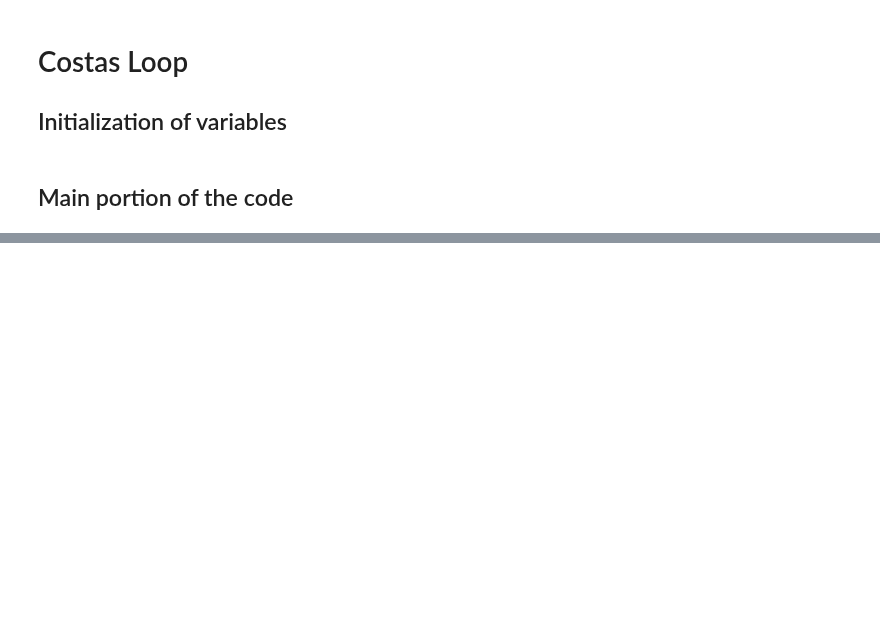
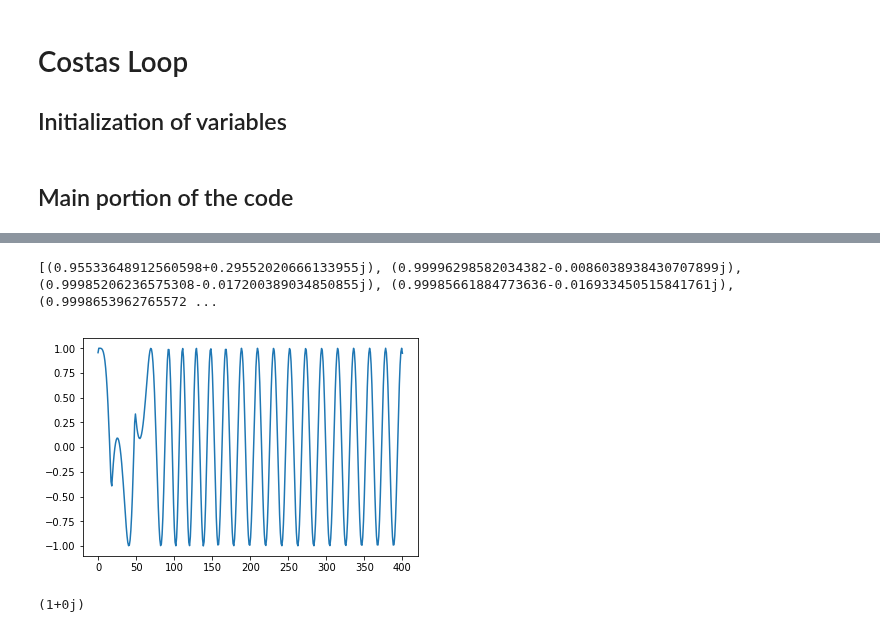
Before and after one commit to psas/gps, a Jupyter notebook: notebooks/Costas_Loop.ipynb, the cells around one changed output, grey strips where cells are left out. Cells and saved outputs as stored; diff of their text form; code cells hidden in the pictures; blank space fills up the shorter version.

```diff
--- a/notebooks/Costas_Loop.ipynb
+++ b/notebooks/Costas_Loop.ipynb
@@ -10,7 +10,8 @@ import matplotlib.pyplot as plt
 
 # Initializations
 
-phi_hat = 0.0      # phi_hat is the output phase
+phi_hat = 0.3      # phi_hat is the output phase
+freq_offset = 0.3
 delta_phi = 0.0    # delta_phi is the phase difference between the incomming signal and the VCO
 wn = 0.01          # wn is omega_n, pll bandwidth
 zeta = 0.707       # Damping factor of the loop
@@ -18,7 +19,7 @@ K = 1000           # K = loop gain, which I assume can be chosen, but this is a
 
 # These are just initializing some vectors for plotting
 ref = np.linspace(0, 400, 400)
-out = []
+output = []
 
 
 # The ax, tx, and bx variables are for the loop parameters. Using feedback theory I derived (ok, I stole)
@@ -47,20 +48,22 @@ v2 = 0.0           # Buffer for the filter values
 
 # pll = Costas_Loop()
 
-for i in range(400):
-    phi = 0.0              # Original signal phase
-    signal_in = np.exp = (1j * phi) # Complex input signal
-    vco = np.exp(1j * phi_hat) # Complex oscillator signal
+phi = 0.0              # Original signal phase
+for i in range(len(ref)):
+    # signal_in[i] = np.exp(1j * phi) # Complex input signal
+    signal_in = np.cos(phi) + 1j*np.sin(phi)
+    phi += freq_offset
+
+    # vco = np.exp(1j * phi_hat) # Complex oscillator signal
+    vco = np.cos(phi_hat) + 1j*np.sin(phi_hat)
+
     delta_phi = np.angle( signal_in * np.conj( vco))
-    ref.append(signal_in)
+    # ref.append(signal_in)
     output.append(vco)
 
+    # vx varibles are a buffer to store output changes on transfer function variables ax and bx
     v2 =  v1
     v1 =  v0
     v0 =  delta_phi - v1* a1 - v2* a2
     phi_hat =  v0 * b0 + v1 * b1 + v2* b2
-
-plt.plot(ref)
-plt.plot(out)
-#plt.plot(diff)
-plt.show()
+    print(phi_hat)
@@ -66,0 +88,13 @@ plt.show()
+# %%
+print(output)
+# %% [output]
+[(0.95533648912560598+0.29552020666133955j), (0.99996298582034382-0.0086038938430707899j), (0.99985206236575308-0.017200389034850855j), (0.99985661884773636-0.016933450515841761j), (0.9998653962765572 ...
+# %%
+plt.plot(ref, np.real(output))
+plt.show()
+# %% [output]
+[figure, added]
+# %%
+print(signal_in)
+# %% [output]
+(1+0j)
```
Also changed, not shown: parts of 1 cell of this notebook.
